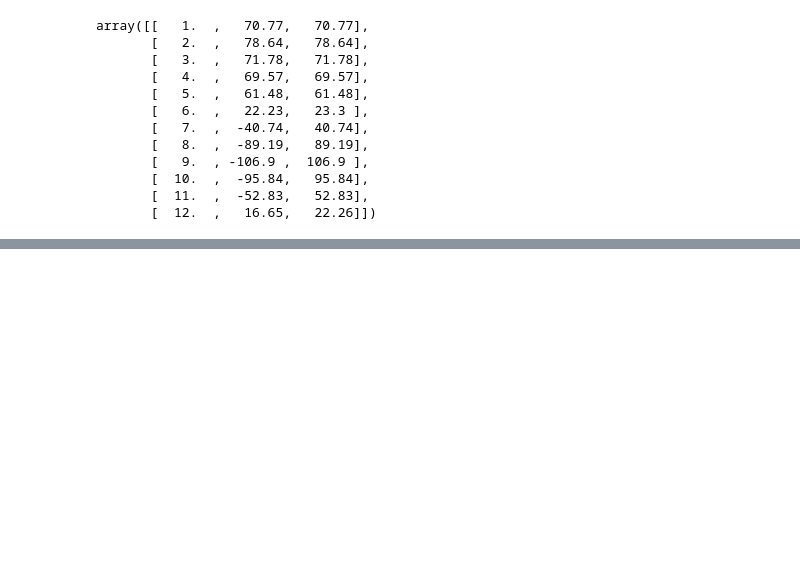
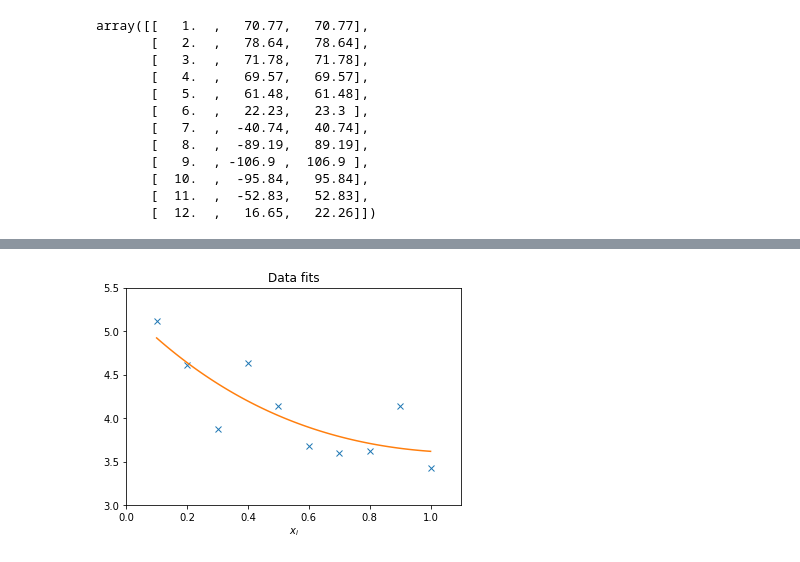
Before and after one commit to benelson/crd-2017-numpy-workshop, a Jupyter notebook: CRD NumPy Workshop.ipynb, the cells around one changed output, grey strips where cells are left out. Saved outputs shown, nothing was run; the diff lists cells and outputs as text; code cells hidden in the pictures; blank space fills up the shorter version.

```diff
--- a/CRD NumPy Workshop.ipynb
+++ b/CRD NumPy Workshop.ipynb
@@ -550,0 +801,19 @@ array([( 1,   70.77,   70.77), ( 2,   78.64,   78.64),
+# %%
+import numpy as np
+import matplotlib.pyplot as plt
+c1, c2 = 5.0, 2.0
+i = np.r_[1:11]
+xi = 0.1*i
+yi = c1*np.exp(-xi) + c2*xi
+zi = yi + 0.05 * np.max(yi) * np.random.randn(len(yi))
+A = np.c_[np.exp(-xi)[:, np.newaxis], xi[:, np.newaxis]]
+c, resid, rank, sigma = np.linalg.lstsq(A, zi) # solve using linalg.lsteq
+xi2 = np.r_[0.1:1.0:100j]
+yi2 = c[0]*np.exp(-xi2) + c[1]*xi2
+plt.plot(xi,zi,'x',xi2,yi2)
+plt.axis([0,1.1,3.0,5.5])
+plt.xlabel('$x_i$')
+plt.title('Data fits')
+plt.show()
+# %% [output]
+[figure, added]
```
Also changed, not shown: parts of 41 cells of this notebook.
